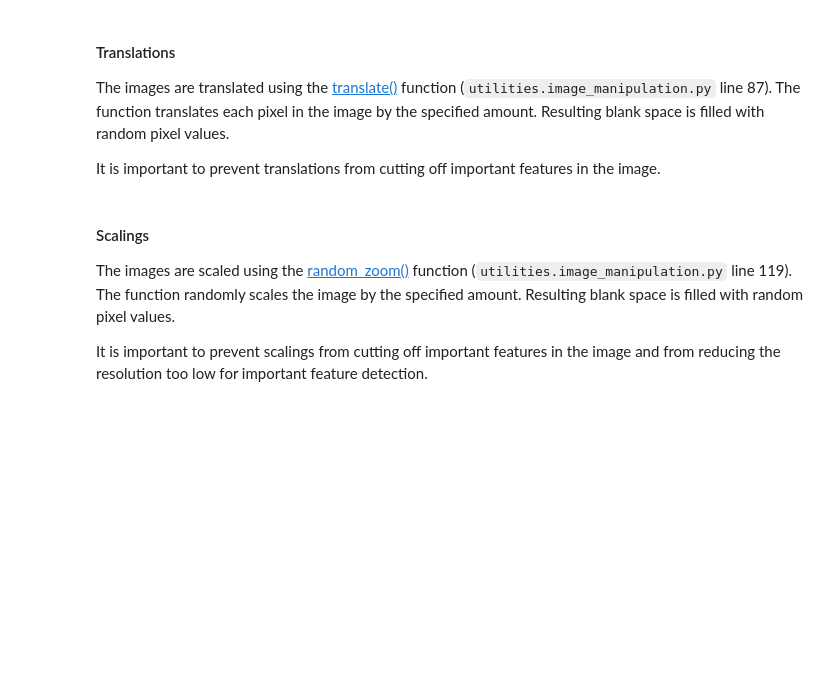
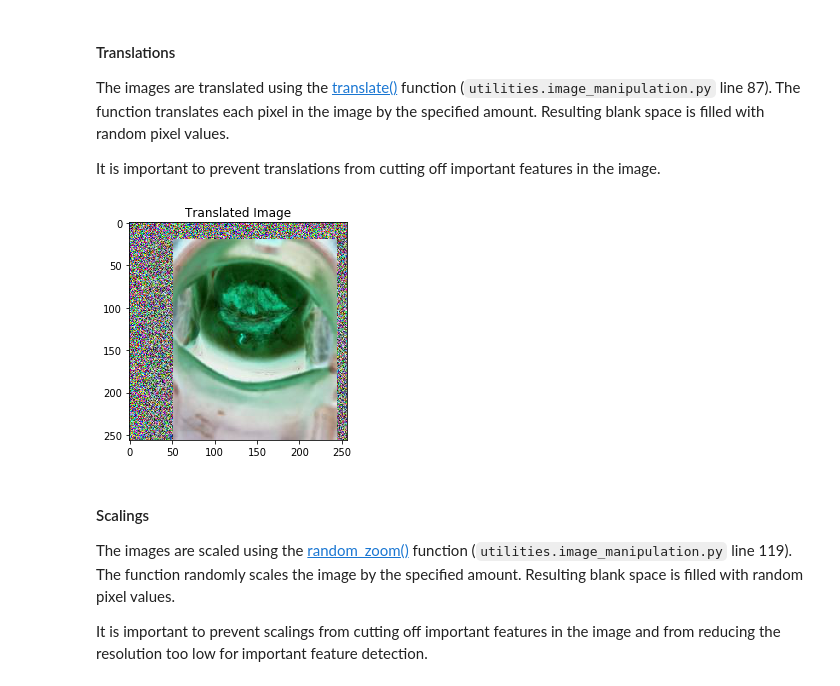
Before and after one commit to grantsrb/kaggle-cervical_cancer_screening, a Jupyter notebook: cervical_classification.ipynb, the cells around one changed output. Saved outputs shown, nothing was run; the diff lists cells and outputs as text; code cells hidden in the pictures; blank space fills up the shorter version.

```diff
--- a/cervical_classification.ipynb
+++ b/cervical_classification.ipynb
@@ -180,10 +196,12 @@ It is important to prevent translations from cutting off important features in t
 # %%
 row_displacement = 20
 col_displacement = 20
-aug_img = imanip.translate(demo_img,row_displacement,col_displacement)
-plt.imshow(demo_img)
+aug_img = imanip.translate(demo_img.astype(np.float32),row_displacement,col_displacement)
+plt.imshow(aug_img)
 plt.title('Translated Image')
 plt.show()
+# %% [output]
+[figure, added]
 # %% [markdown]
 #### Scalings
 
```
Also changed, not shown: parts of 33 cells of this notebook.
